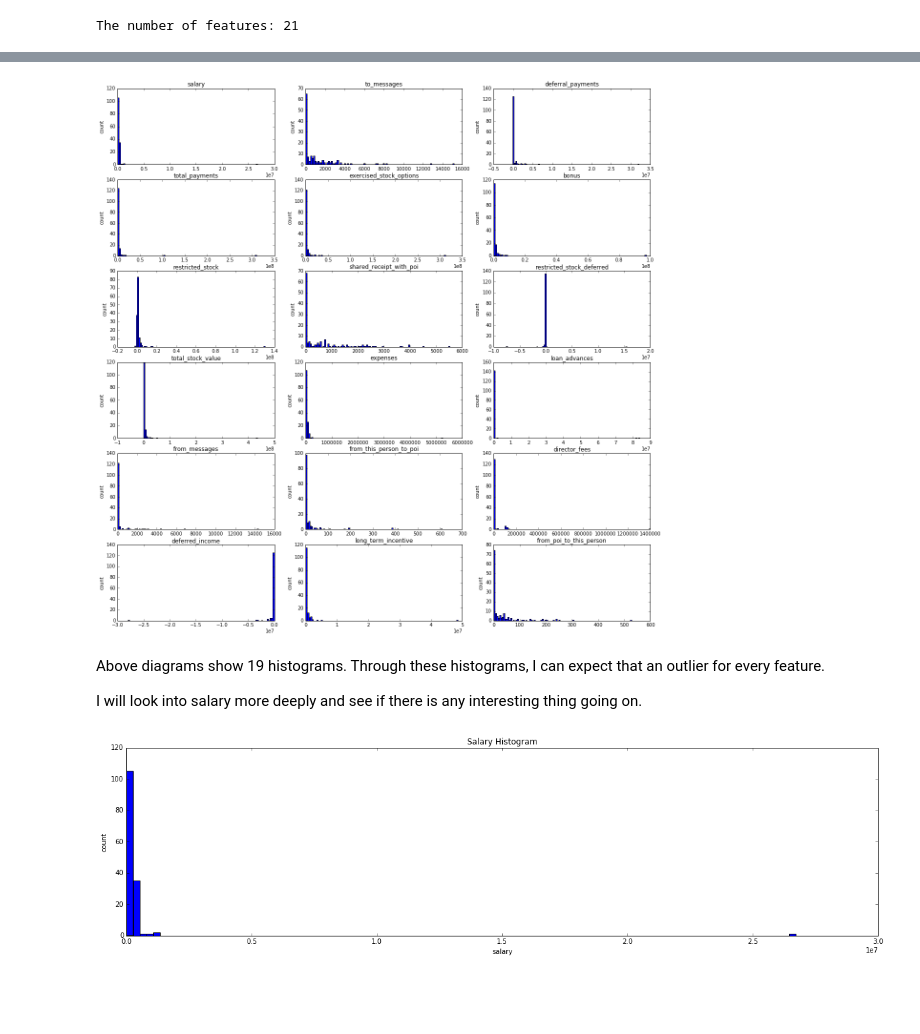
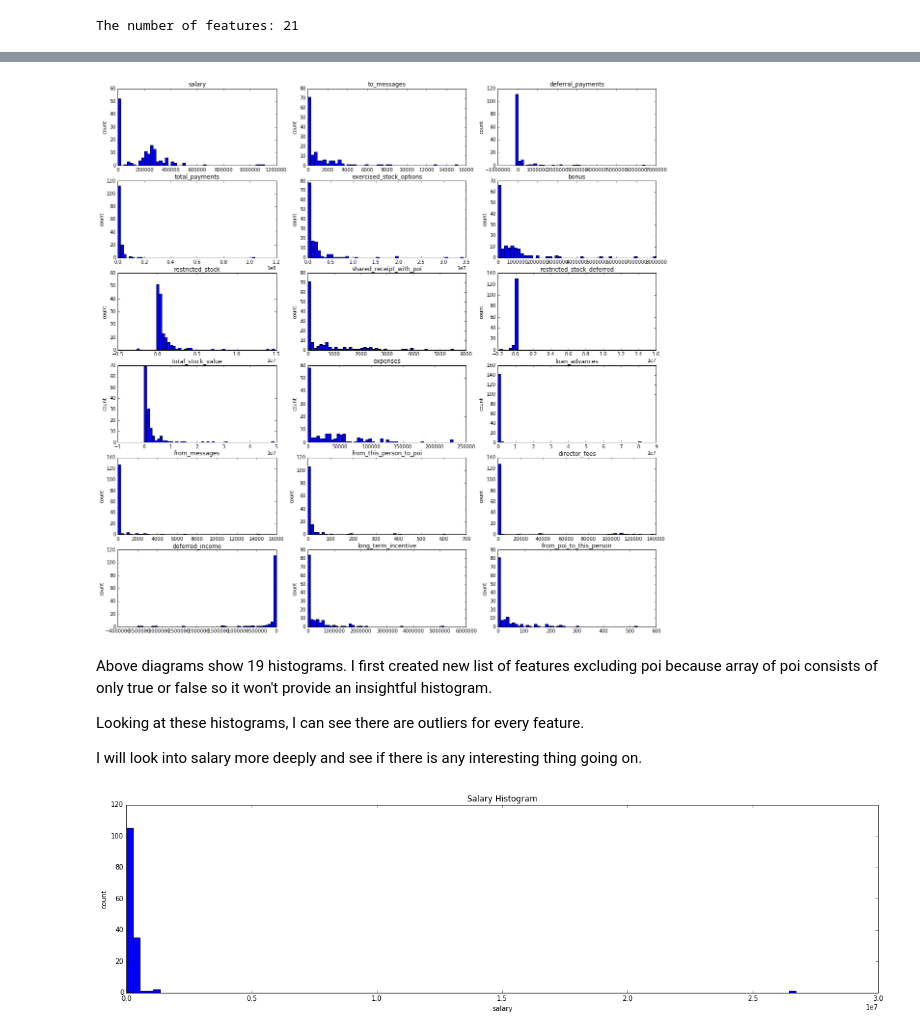
Before and after one commit to wonjunee/machine-learning, a Jupyter notebook: ud120-projects/final_project/final_project.ipynb, the cells around one changed output, grey strips where cells are left out. Cells and saved outputs as stored; diff of their text form; code cells hidden in the pictures; blank space fills up the shorter version.

Commit message:
added poi to features_list

```diff
--- a/ud120-projects/final_project/final_project.ipynb
+++ b/ud120-projects/final_project/final_project.ipynb
@@ -77,7 +78,6 @@ There are total 21 features in the dataset. I will ignore "poi" and "email_addre
 # %%
 ### Removing poi and email_address
 try:
-    features_list.remove("poi")
     features_list.remove("email_address")
     features_list.remove("other")
 except:
@@ -85,5 +85,6 @@ except:
 
 ### Convert data_dict into numpy array
 data = featureFormat(data_dict, features_list)
-print data
+print "The type of data:", type(data)
+print "The total number of data", data.shape
 # %% [output]
@@ -103,26 +115,31 @@ print data
 # %%
+### Create new features list without poi
+features_list_new = [ii for ii in features_list if ii != "poi"]
+
 %matplotlib inline
 ### 20 histograms for features
 plt.rcParams["figure.figsize"] = (20,20)
 f, axarr = plt.subplots(6, 3)
 
 ### the histogram of the data
 ### x: x coordinate values, y: y coordinate values
 ### r: row index, c: column index
 ### title: title of a subplot
 def subplot_histogram(x, bins, r, c, title):
     axarr[r, c].hist(x, bins = bins)
     axarr[r, c].set_title(title)
     axarr[r, c].set_ylabel("count")
 
-for i in range(len(features_list)):
-    subplot_histogram(data[:,i],100,i/3,i%3,features_list[i])
+for i in range(len(features_list_new)):
+    subplot_histogram(data[:,i],50,i/3,i%3,features_list_new[i])
 
 plt.show()
 # %% [output]
-[figure, old version]
+[figure, new version]
 # %% [markdown]
-Above diagrams show 19 histograms. Through these histograms, I can expect that an outlier for every feature.
+Above diagrams show 19 histograms. I first created new list of features excluding poi because array of poi consists of only true or false so it won't provide an insightful histogram.
+
+Looking at these histograms, I can see there are outliers for every feature.
 
 I will look into salary more deeply and see if there is any interesting thing going on.
 # %%
```
Also changed, not shown: parts of 8 cells of this notebook.
